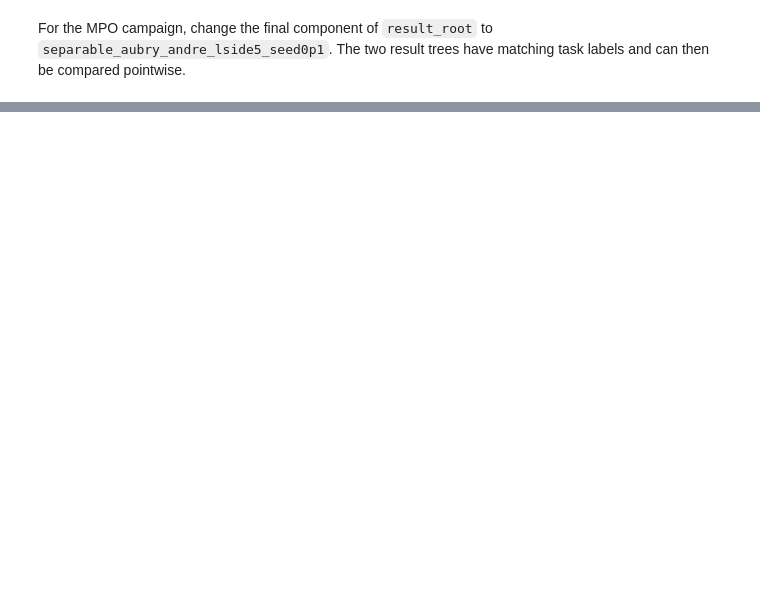
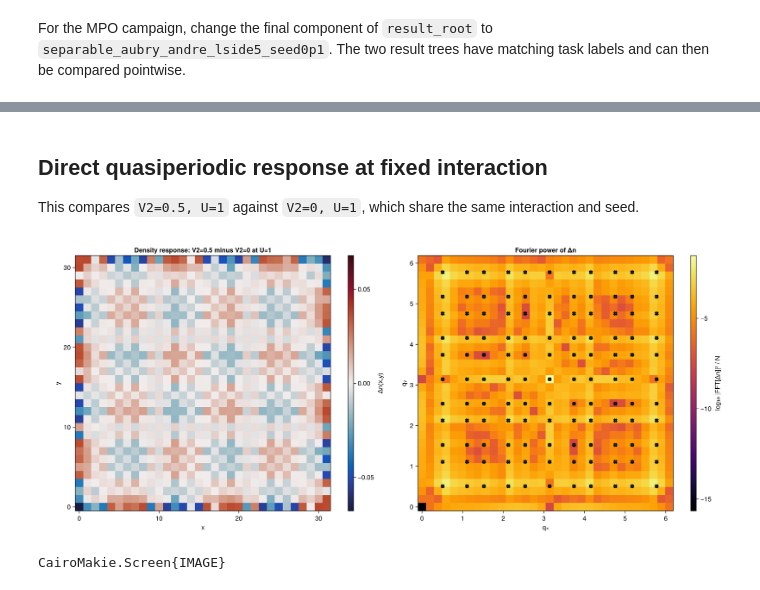
Before and after one commit to NicolauUP/MPO_Purification_HF, a Jupyter notebook: notebooks/plot_2d_campaign_density.ipynb, the cells around one changed output, grey strips where cells are left out. Saved outputs shown, nothing was run; the diff lists cells and outputs as text; code cells hidden in the pictures; blank space fills up the shorter version.

```diff
--- a/notebooks/plot_2d_campaign_density.ipynb
+++ b/notebooks/plot_2d_campaign_density.ipynb
@@ -86,2 +104,25 @@ end
+# %%
+function density_structure_factor(grid)
+    side = size(grid, 1)
+    fluctuation = grid .- mean(grid)
+    power = abs2.(fft(fluctuation)) / side^2
+    q = 2π .* (0:(side - 1)) ./ side
+    return q, power
+end
+
+for entry in cases
+    q, power = density_structure_factor(entry.grid)
+    fig = Figure(size=(820, 700))
+    axis = Axis(fig[1, 1], xlabel="qₓ", ylabel="qᵧ", aspect=DataAspect(),
+        title="Density Fourier power — $(entry.label)")
+    map = heatmap!(axis, q, q, log10.(power .+ eps(Float64)); colormap=:inferno)
+    τ = sqrt(2.0) - 5.0 / 6.0
+    q_module = unique(sort(mod2pi.(π .+ 2π * τ .* (-5:5))))
+    qx_crosses = repeat(q_module; inner=length(q_module))
+    qy_crosses = repeat(q_module; outer=length(q_module))
+    scatter!(axis, qx_crosses, qy_crosses; marker=:x, markersize=9, strokewidth=2, color=:cyan)
+    Colorbar(fig[1, 2], map, label="log₁₀ |FFT[n-mean(n)]|² / N")
+    display(fig)
+end
 # %% [markdown]
 For the MPO campaign, change the final component of `result_root` to `separable_aubry_andre_lside5_seed0p1`. The two result trees have matching task labels and can then be compared pointwise.
@@ -87,0 +174,27 @@ For the MPO campaign, change the final component of `result_root` to `separable_
+# %% [markdown]
+## Direct quasiperiodic response at fixed interaction
+
+This compares `V2=0.5, U=1` against `V2=0, U=1`, which share the same interaction and seed.
+# %%
+by_label = Dict(entry.label => entry for entry in cases)
+if haskey(by_label, "v2_0_u_1") && haskey(by_label, "v2_0p5_u_1")
+    response = by_label["v2_0p5_u_1"].grid .- by_label["v2_0_u_1"].grid
+    q, response_power = fourier_power(response)
+    response_scale = maximum(abs, response)
+    fig = Figure(size=(1500, 650))
+    response_axis = Axis(fig[1, 1], xlabel="x", ylabel="y", aspect=DataAspect(), title="Density response: V2=0.5 minus V2=0 at U=1")
+    response_map = heatmap!(response_axis, 0:(size(response, 1) - 1), 0:(size(response, 2) - 1), response; colormap=:balance, colorrange=(-response_scale, response_scale))
+    Colorbar(fig[1, 2], response_map, label="Δn(x,y)")
+    fft_axis = Axis(fig[1, 3], xlabel="qₓ", ylabel="qᵧ", aspect=DataAspect(), title="Fourier power of Δn")
+    fft_map = heatmap!(fft_axis, q, q, log10.(response_power .+ eps(Float64)); colormap=:inferno)
+    τ = sqrt(2.0) - 5.0 / 6.0
+    q_module = unique(sort(mod2pi.(π .+ 2π * τ .* (-5:5))))
+    scatter!(fft_axis, repeat(q_module; inner=length(q_module)), repeat(q_module; outer=length(q_module)); marker=:x, markersize=9, strokewidth=2, color=:cyan)
+    Colorbar(fig[1, 4], fft_map, label="log₁₀ |FFT[Δn]|² / N")
+    display(fig)
+else
+    @warn "The fixed-U comparison needs both v2_0_u_1 and v2_0p5_u_1 result directories."
+end
+# %% [output]
+[figure, added]
+CairoMakie.Screen{IMAGE}
```
Also changed, not shown: parts of 8 cells of this notebook, 10 other files.
